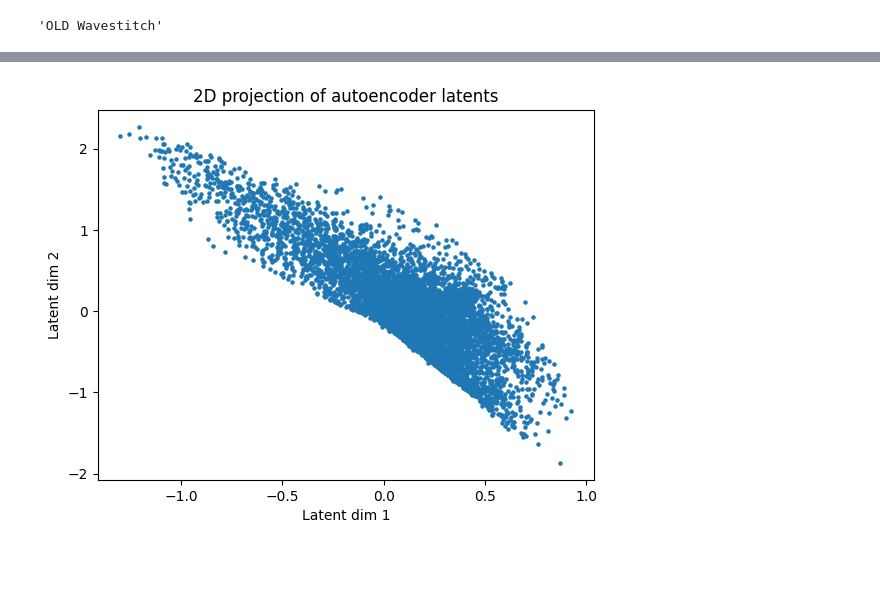
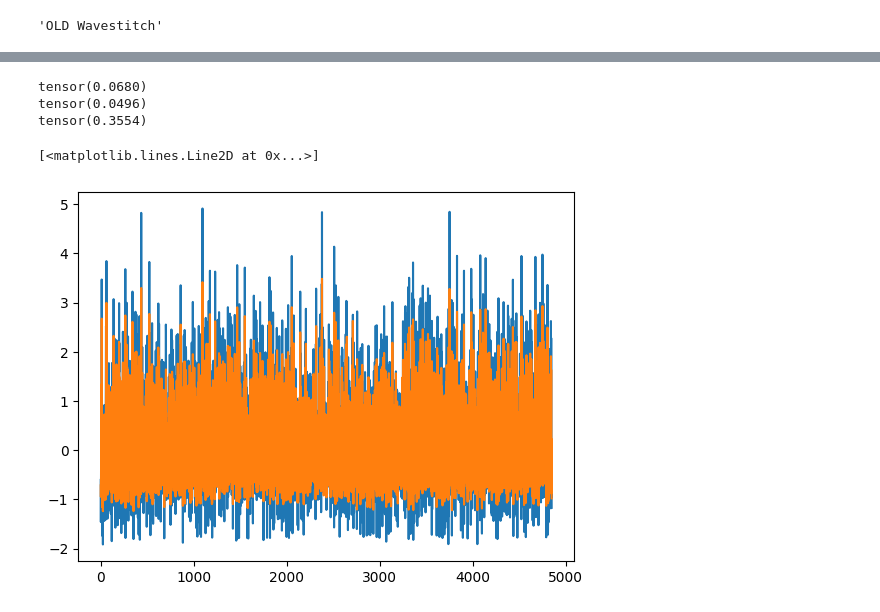
Before and after one commit to abiadf/silofuse_timeseries, a Jupyter notebook: wavestitch/wavestitch_runner.ipynb, the cells around one changed output, grey strips where cells are left out. Cells and saved outputs as stored; diff of their text form; code cells hidden in the pictures; blank space fills up the shorter version.

```diff
--- a/wavestitch/wavestitch_runner.ipynb
+++ b/wavestitch/wavestitch_runner.ipynb
@@ -32,9 +30,11 @@ Using device: cpu
 # %%
-"""get diffusion config params"""
+"""get diffusion config params + set dataset"""
+
+dataset = "RossmanSales" # "RossmanSales", "BeijingAirQuality", "", "", "PanamaElectricity"
+
 
 with open('wavestitch_params.yaml', 'r') as wavestitch_file:
     wavestitch_yaml = yaml.safe_load(wavestitch_file)
-dataset             = wavestitch_yaml['shared']['dataset']
 backbone            = wavestitch_yaml['shared']['backbone']
 random_seed         = wavestitch_yaml['shared']['random_seed']
 beta_0              = wavestitch_yaml['shared']['beta_0']
@@ -58,7 +58,7 @@ s4_dropout          = wavestitch_yaml['shared']['s4_dropout']
 s4_bidirectional    = wavestitch_yaml['shared']['s4_bidirectional']
 s4_layernorm        = wavestitch_yaml['shared']['s4_layernorm']
 propCycEnc          = wavestitch_yaml['shared']['propCycEnc']
-epochs              = 10 #wavestitch_yaml['training']['epochs']
+epochs              = 100 #wavestitch_yaml['training']['epochs']
 synth_mask          = wavestitch_yaml['synthesis']['synth_mask']
 n_trials            = wavestitch_yaml['synthesis']['n_trials']
 # %%
@@ -171,15 +171,15 @@ device = torch.device('cuda' if torch.cuda.is_available() else 'cpu')
 # Preprocessing (scales all data except for encoded features)
 preprocessor= Preprocessor(dataset, propCycEnc)
 df          = preprocessor.df_cleaned
-n_dim = DimensionalityEstimator.estimate_dataset_dimensionality(df)
+n_dim       = DimensionalityEstimator.estimate_dataset_dimensionality(df)
 print("Dataset dimensionality: ", n_dim)
 
 training_df = df.loc[preprocessor.train_indices]
 test_df     = df.loc[preprocessor.test_indices]
 hierarchical_column_indices = training_df.columns.get_indexer(preprocessor.hierarchical_features_cyclic)
 
-X_tensor   = torch.tensor(df.values, dtype=torch.float32)
-ae_dataset = TensorDataset(X_tensor, X_tensor)
+X_tensor_train = torch.tensor(training_df.values, dtype=torch.float32)
+ae_dataset     = TensorDataset(X_tensor_train, X_tensor_train)
 
 # AE split
 data_split = 0.8 #yaml_config['dataset']['train_valid_split']
@@ -239,28 +236,41 @@ Validation loss: 0.0007
 # %%
-"""Turn dataset into latent using AE"""
+"""Apply AE latent-delatent the data as sanity check"""
 
-dataset = TensorDataset(X_tensor)
-loader  = DataLoader(dataset, batch_size=64, shuffle=False)
+ae_dataset = train_dataset #val_dataset
+loader     = DataLoader(ae_dataset, batch_size=ae_batch_size, shuffle=False)
 
 autoencoder.eval()
-latents = []
+latents        = []
+reconstructed  = []
+X_input_batches= []
+
 with torch.no_grad():
     for batch in loader:
         x_input = batch[0].to(device)
-        z = autoencoder.encode_to_latent(x_input)
-        latents.append(z.cpu())
-latents = torch.cat(latents, dim=0)
+        latent  = autoencoder.encode_to_latent(x_input)
+        x_output= autoencoder.decode_from_latent(latent)
+        latents.append(latent.cpu())
+        reconstructed.append(x_output.cpu())
+        X_input_batches.append(x_input.cpu())
 
-# ===============================
-import matplotlib.pyplot as plt
+latents      = torch.cat(latents, dim=0)
+reconstructed= torch.cat(reconstructed, dim=0)
+X_input      = torch.cat(X_input_batches, dim=0)
 
-plt.scatter(latents[:, 0], latents[:, 1], s=5)
-plt.xlabel("Latent dim 1")
-plt.ylabel("Latent dim 2")
-plt.title("2D projection of autoencoder latents")
-plt.show()
+print(torch.mean(X_input))
+print(torch.mean(reconstructed))
+MAE = Losses.compute_MAE_loss(X_input, reconstructed)
+print(MAE)
+
+variate_to_plot = 1
+plt.plot(X_input[:, variate_to_plot])
+plt.plot(reconstructed[:, variate_to_plot])
 # %% [output]
+tensor(0.0680)
+tensor(0.0496)
+tensor(0.3554)
+[<matplotlib.lines.Line2D at 0x...>]
-[figure, old version]
+[figure, new version]
 # %%
 # """Hyperparameter search for AE"""
 # from itertools import product
```
Also changed, not shown: parts of 14 cells of this notebook, 19 other files.
